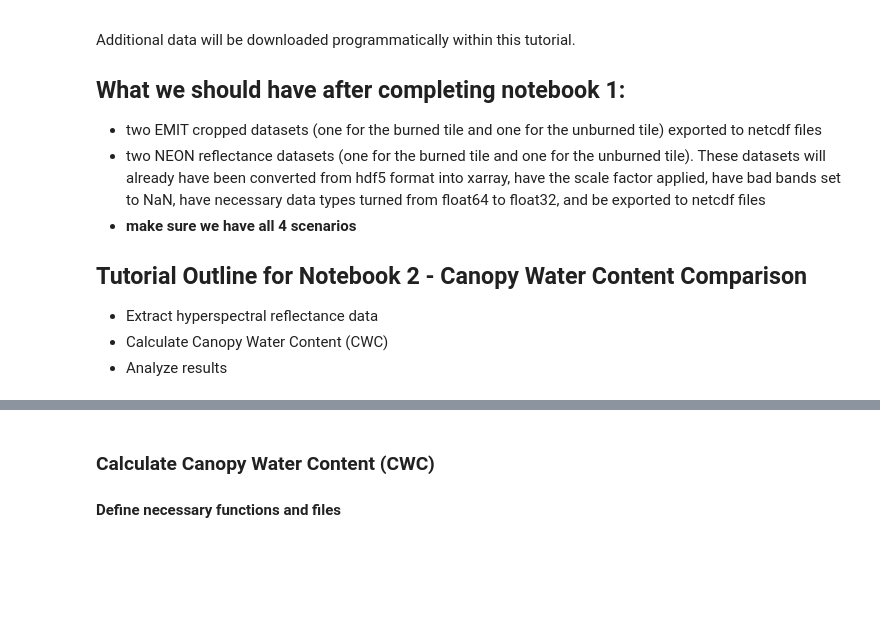
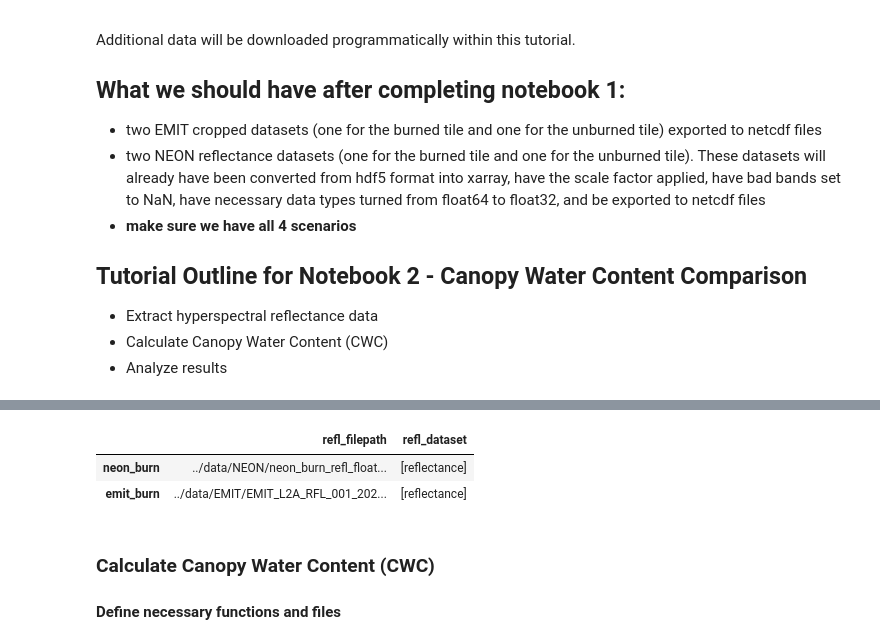
Before and after one commit to NEONScience/AOP-EMIT, a Jupyter notebook: notebooks/exploratory/hr/10_hr_tutorial_notebook_02.ipynb, the cells around one changed output, grey strips where cells are left out. Drawn from its saved outputs; the diff is of its cells as text; code cells hidden in the pictures; blank space fills up the shorter version.

```diff
--- a/notebooks/exploratory/hr/10_hr_tutorial_notebook_02.ipynb
+++ b/notebooks/exploratory/hr/10_hr_tutorial_notebook_02.ipynb
@@ -75,12 +78,5 @@ import h5py #work with NEON reflectance data
 # %%
-# Define filepaths
-emit_burn_fp = ("../../../data"
-                "/SOAP"
-                "/EMIT"
-                "/L2Arefl/"
-                "EMIT_L2A_RFL_001_20230731T205320_2321214_004_SOAP_burn.nc")
-# emit_unburn_fp = ("../../../data"
-#                   "/SOAP"
-#                   "/EMIT"
-#                   "/L2Arefl/"
-#                   "EMIT_L2A_RFL_001_20230731T205320_2321214_004_SOAP_burn.nc")
+# Define filepaths to the cropped EMIT reflectance NetCDF files
+emit_burn_fp = ("../data/EMIT"
+                "/EMIT_L2A_RFL_001_20230731T205320_2321214_004_SOAP_burn.nc")
+# emit_unburn_fp = ("../data/EMIT/emit_unburn_refl.nc")
@@ -87,7 +150,7 @@ emit_burn_fp = ("../../../data"
 # %%
 # Open NetCDF EMIT burned and unburned filepaths
 emit_burn_ds = xr.open_dataset(emit_burn_fp, decode_coords="all")
-
+neon_burn_ds = xr.open_dataset(neon_burn_fp, decode_coords="all")
 # emit_unburn_ds = xr.open_dataset(emit_unburn_fp, decode_coords="all")
 # %%
 # Check datasets
@@ -98,3 +199,11 @@ emit_burn_ds
+# %%
+ds_list = [neon_burn_ds, emit_burn_ds]
+ex_df['refl_dataset']=ds_list
+ex_df
+# %% [output]
+|  | refl_filepath | refl_dataset |
+| neon_burn | ../data/NEON/neon_burn_refl_float... | [reflectance] |
+| emit_burn | ../data/EMIT/EMIT_L2A_RFL_001_202... | [reflectance] |
 # %% [markdown]
 ### Calculate Canopy Water Content (CWC)
 
```
Also changed, not shown: parts of 12 cells of this notebook.
